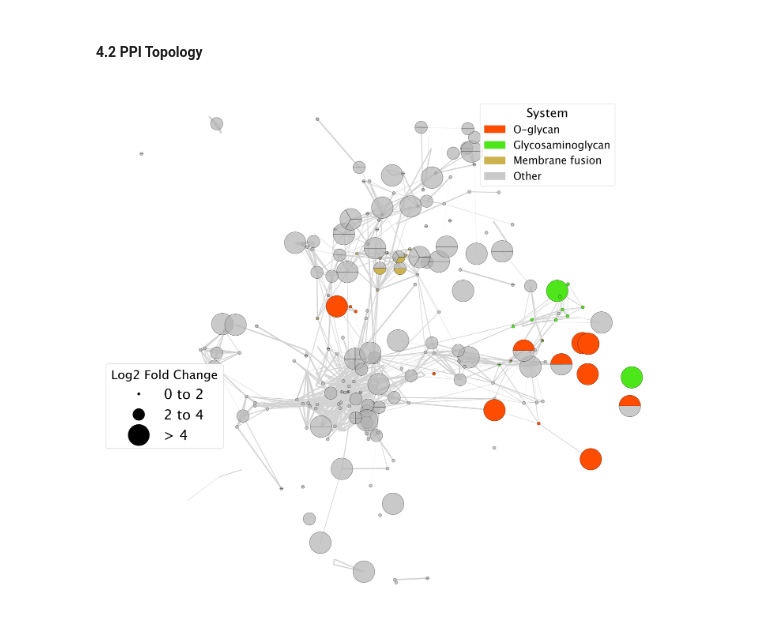
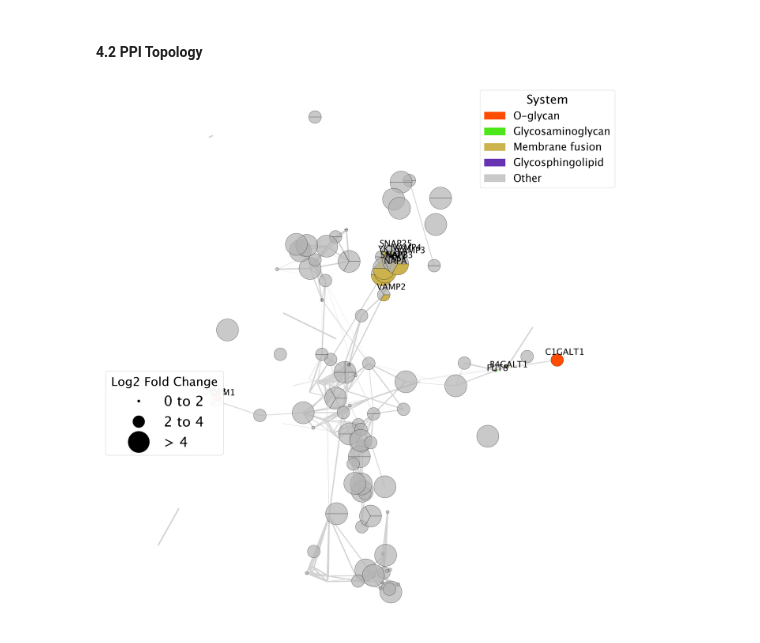
Before and after one commit to pablodig/secRecon-Secretory-Pathway-Reconstruction, a Jupyter notebook: Network_analysis.ipynb, the cells around one changed output. Saved outputs shown, nothing was run; the diff lists cells and outputs as text; code cells hidden in the pictures.

Commit message:
New string GSVA plots

```diff
--- a/Network_analysis.ipynb
+++ b/Network_analysis.ipynb
@@ -72,7 +72,7 @@ G = nx.read_graphml('Network/sec_recon_network.graphml')
 In this section we'll use the networks generated in the Network_visualization notebook to visualize experimental data from a CHO High vs Low dataset
 # %%
 data_type = ['prot_upreg', 'prot_downreg', 'rna_upreg', 'rna_downreg']
-data = data_type[2]
+data = data_type[0]
 
 if data == 'prot_upreg':
     df = cho_vs_plasma_prot_upreg
@@ -497,8 +497,14 @@ def visualize_network(G, gene_dict, pos, node_size=0.010, filename=None, color_b
             if 'Membrane fusion' in gene_dict[node]['subsystems']:
                 processes.append('Membrane fusion')
 
-            # Adjust the alpha value of each color
-            colors = [custom_color_dict.get(prc, custom_color_dict['Other']) for prc in processes] # Select gray if the processes is not enncompassed in the gsva list
+            # Set colors
+            colors = []
+            label_node = False  # Initialize label flag
+            for prc in processes:
+                color = custom_color_dict.get(prc, custom_color_dict.get('Other', 'grey'))
+                colors.append(color)
+                if prc in custom_color_dict and prc != 'Other':
+                    label_node = True  # Set label flag if process has a defined color excluding 'Other'
 
             if node_size == 'exp':
                 # Draw pie chart at node position with edgecolor and linewidth
@@ -507,6 +513,11 @@ def visualize_network(G, gene_dict, pos, node_size=0.010, filename=None, color_b
                 ax.pie([1]*len(processes), colors=colors, radius=radius, center=(x, y), wedgeprops=dict(edgecolor='black', linewidth=0.5))
             else:
                 ax.pie([1]*len(processes), colors=colors, radius=0.012, center=(x, y), wedgeprops=dict(edgecolor='black', linewidth=0.5))
+
+            # Add labels to nodes if they are not categorized as 'Other'
+            # Add label if applicable
+            if label_node:
+                ax.text(x + radius * 1.2, y + radius * 1.2, str(node), fontsize=25, ha='center', va='center', color='black', fontweight='bold', zorder=5)
 
     # Get the current axis limits
     x_values, y_values = zip(*pos.values())
@@ -548,7 +559,7 @@ def visualize_network(G, gene_dict, pos, node_size=0.010, filename=None, color_b
         plt.subplots_adjust(right=0.75)
 
     if filename:
-        plt.savefig(filename, dpi=300, bbox_inches='tight')
+        plt.savefig(filename, format='svg', dpi=300, bbox_inches='tight')
 
     plt.show()
 # %%
@@ -556,9 +567,11 @@ gsva_colors = {
     'O-glycan': (1.0, 0.3, 0.0, 1.0),
     'Glycosaminoglycan': (0.3, 0.9, 0.1, 1.0),
     'Membrane fusion': (0.8, 0.7, 0.3, 1.0),
+    'Glycosphingolipid': (0.4, 0.2, 0.7, 1.0),
     'Other': (0.7, 0.7, 0.7, 0.7)
 }
 # %%
-visualize_network(G_ppi, gene_dict, pos, filename=None, color_by='custom_systems', node_size='exp', legends=True, categories=categories, custom_color_dict=gsva_colors)
+filename = f"Network_cho_vs_plasma/STRING_gsva_systems_{data}.svg"
+visualize_network(G_ppi, gene_dict, pos, filename=filename, color_by='custom_systems', node_size='exp', legends=True, categories=categories, custom_color_dict=gsva_colors)
 # %% [output]
-[figure, old version]
+[figure, new version]
```
Also changed, not shown: parts of 1 cell of this notebook, 4 other files.
